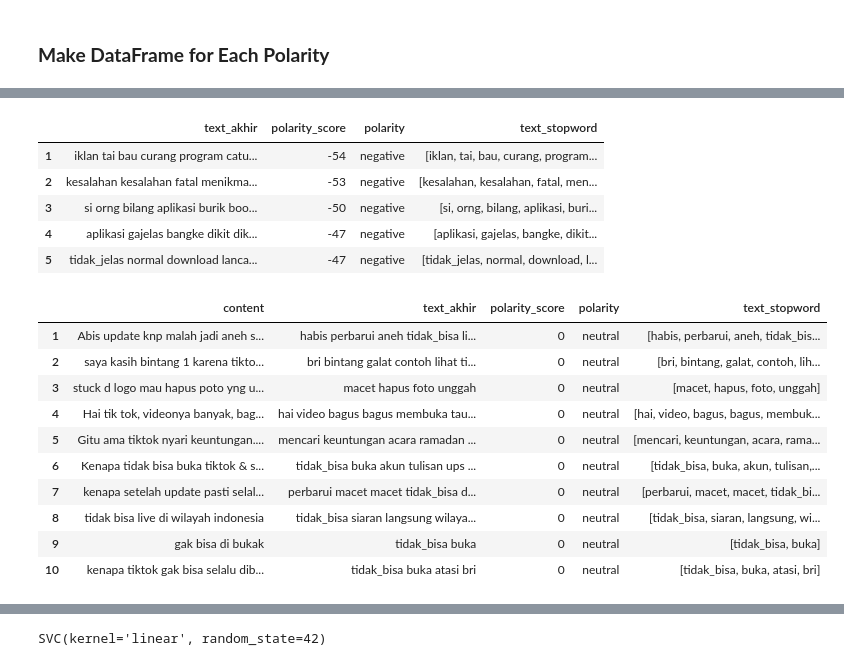
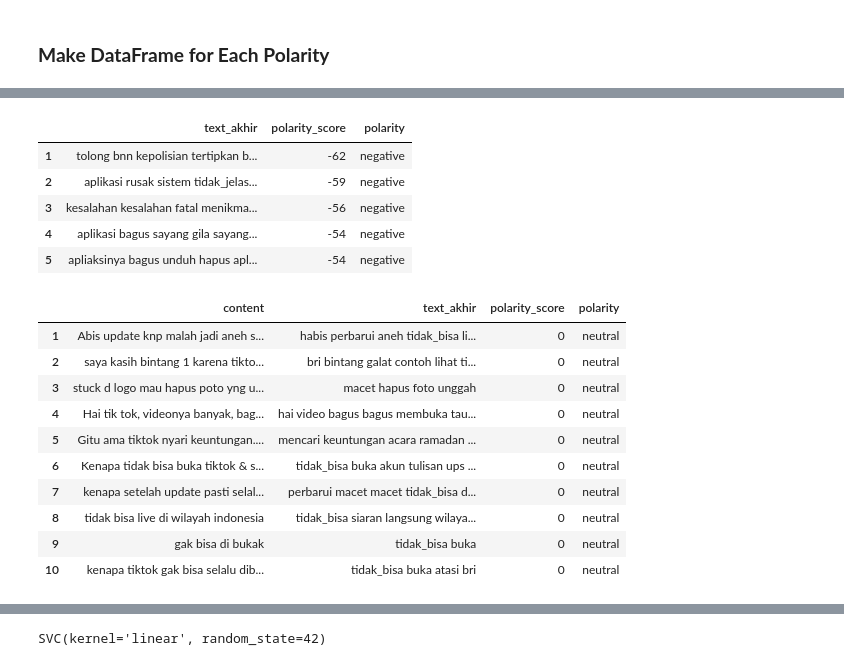
Before and after one commit to laventilizz/analisis_sentimen_app, a Jupyter notebook: sentiment_analysis.ipynb, the cells around one changed output, grey strips where cells are left out. Cells and saved outputs as stored; diff of their text form; code cells hidden in the pictures.

```diff
--- a/sentiment_analysis.ipynb
+++ b/sentiment_analysis.ipynb
@@ -35,7 +18,7 @@ import json
 # %% [markdown]
 # **Data Loading and Cleaning**
 # %%
-df = pd.read_csv('app_review2.csv')
+df = pd.read_csv('app_review_tiktok.csv')
 df.info()
 # %% [output]
 <class 'pandas.core.frame.DataFrame'>
@@ -108,41 +91,35 @@ import re
 import unicodedata
 import string
 import json
+import requests
 import nltk
 from nltk.corpus import stopwords
 from nltk.tokenize import word_tokenize
 from Sastrawi.Stemmer.StemmerFactory import StemmerFactory
-
-# pastikan stopwords dan tokenizer sudah diunduh (sekali saja di awal)
 nltk.download('stopwords')
 nltk.download('punkt')
 
-# ========== 1️⃣ Cleaning ==========
 def cleaningText(text):
     text = unicodedata.normalize('NFKC', text)
-    text = re.sub(r'@[A-Za-z0-9_]+', '', text)  # hapus mention
-    text = re.sub(r'#[A-Za-z0-9_]+', '', text)  # hapus hashtag
-    text = re.sub(r'RT[\s]', '', text)           # hapus retweet
-    text = re.sub(r"http\S+", '', text)          # hapus URL
-    text = re.sub(r'[0-9]+', '', text)           # hapus angka
-    text = re.sub(r'[,.\/]', ' ', text)          # ubah tanda baca jadi spasi
-    text = re.sub(r'[^\w\s]', ' ', text)         # hapus simbol non-alfanumerik
-    text = re.sub(r'[²]+', '', text)             # hapus karakter aneh
-    text = text.replace('\n', ' ')               # hapus newline
-    text = re.sub(r'\s+', ' ', text).strip()     # hapus spasi ganda
+    text = re.sub(r'@[A-Za-z0-9_]+', '', text)
+    text = re.sub(r'#[A-Za-z0-9_]+', '', text)
+    text = re.sub(r"http\S+", '', text)
+    text = re.sub(r'[0-9]+', '', text)
+    text = re.sub(r'[,.\/]', ' ', text) # ubah tanda baca jadi spasi
+    text = re.sub(r'[^\w\s]', ' ', text) # hapus simbol non-alfanumerik
+    text = re.sub(r'[²]+', '', text)
+    text = text.replace('\n', ' ')
+    text = re.sub(r'\s+', ' ', text).strip() # hapus spasi ganda
     text = text.translate(str.maketrans('', '', string.punctuation))  # hapus tanda baca sisa
     text = text.strip()
     return text
 
-# ========== 2️⃣ Casefolding ==========
 def casefoldingText(text):
     return text.lower()
 
-# ========== 3️⃣ Tokenizing ==========
 def tokenizingText(text):
     return word_tokenize(text)
 
-# ========== 4️⃣ Filtering (Stopwords) ==========
 def filteringText(words):
     listStopwords = set(stopwords.words('indonesian'))
     listStopwords.update(stopwords.words('english'))
@@ -157,9 +134,6 @@ def filteringText(words):
     filtered = [word for word in words if word not in listStopwords]
     return filtered
 
-# ========== 5️⃣ Stemming ==========
-from Sastrawi.Stemmer.StemmerFactory import StemmerFactory
-
 factory = StemmerFactory()
 stemmer = factory.create_stemmer()
 
@@ -168,13 +142,13 @@ def stem_corpus(corpus):
     stem_dict = {w: stemmer.stem(w) for w in unique_words}
     return [' '.join(stem_dict[w] for w in text.split()) for text in corpus]
 
-# ========== 6️⃣ Gabung kata jadi kalimat lagi ==========
 def toSentence(list_words):
     return ' '.join(list_words)
 
-# ========== 7️⃣ Slangword Normalization ==========
-with open("slangwords_clean_final.json", "r", encoding="utf-8") as f:
-    slangwords = json.load(f)
+url = "https://raw.githubusercontent.com/laventilizz/analisis_sentimen_app/main/slangwords.json"
+
+response = requests.get(url)
+slangwords = response.json()
 
 def fix_slangwords(text):
     words = text.split()
@@ -350,38 +319,38 @@ positive_reviews.head()
 # %%
 # Membuat DataFrame baru 'negative_reviews' yang hanya berisi tweet dengan polaritas negatif.
 negative_reviews = reviews[reviews['polarity'] == 'negative']
-negative_reviews = negative_reviews[['text_akhir', 'polarity_score', 'polarity','text_stopword']]
+negative_reviews = negative_reviews[['text_akhir', 'polarity_score', 'polarity']]
 negative_reviews = negative_reviews.sort_values(by='polarity_score', ascending=True)
 negative_reviews = negative_reviews[0:10]
 negative_reviews = negative_reviews.reset_index(drop=True)
 negative_reviews.index += 1
 negative_reviews.head()
 # %% [output]
-|  | text_akhir | polarity_score | polarity | text_stopword |
-| 1 | iklan tai bau curang program catu... | -54 | negative | [iklan, tai, bau, curang, program... |
-| 2 | kesalahan kesalahan fatal menikma... | -53 | negative | [kesalahan, kesalahan, fatal, men... |
-| 3 | si orng bilang aplikasi burik boo... | -50 | negative | [si, orng, bilang, aplikasi, buri... |
-| 4 | aplikasi gajelas bangke dikit dik... | -47 | negative | [aplikasi, gajelas, bangke, dikit... |
-| 5 | tidak_jelas normal download lanca... | -47 | negative | [tidak_jelas, normal, download, l... |
+|  | text_akhir | polarity_score | polarity |
+| 1 | tolong bnn kepolisian tertipkan b... | -62 | negative |
+| 2 | aplikasi rusak sistem tidak_jelas... | -59 | negative |
+| 3 | kesalahan kesalahan fatal menikma... | -56 | negative |
+| 4 | aplikasi bagus sayang gila sayang... | -54 | negative |
+| 5 | apliaksinya bagus unduh hapus apl... | -54 | negative |
 # %%
 # Membuat DataFrame baru 'neutral_reviews' yang hanya berisi tweet dengan polaritas netral.
 neutral_reviews = reviews[reviews['polarity'] == 'neutral']
-neutral_reviews = neutral_reviews[['content', 'text_akhir', 'polarity_score', 'polarity','text_stopword']]
+neutral_reviews = neutral_reviews[['content', 'text_akhir', 'polarity_score', 'polarity']]
 neutral_reviews = neutral_reviews.sort_values(by='polarity_score', ascending=True)
 neutral_reviews = neutral_reviews[0:10]
 neutral_reviews = neutral_reviews.reset_index(drop=True)
 neutral_reviews.index += 1
 neutral_reviews.head(10)
 # %% [output]
-|  | content | text_akhir | polarity_score | polarity | text_stopword |
-| 1 | Abis update knp malah jadi aneh s... | habis perbarui aneh tidak_bisa li... | 0 | neutral | [habis, perbarui, aneh, tidak_bis... |
-| 2 | saya kasih bintang 1 karena tikto... | bri bintang galat contoh lihat ti... | 0 | neutral | [bri, bintang, galat, contoh, lih... |
-| 3 | stuck d logo mau hapus poto yng u... | macet hapus foto unggah | 0 | neutral | [macet, hapus, foto, unggah] |
-| 4 | Hai tik tok, videonya banyak, bag... | hai video bagus bagus membuka tau... | 0 | neutral | [hai, video, bagus, bagus, membuk... |
-| 5 | Gitu ama tiktok nyari keuntungan.... | mencari keuntungan acara ramadan ... | 0 | neutral | [mencari, keuntungan, acara, rama... |
-| 6 | Kenapa tidak bisa buka tiktok & s... | tidak_bisa buka akun tulisan ups ... | 0 | neutral | [tidak_bisa, buka, akun, tulisan,... |
-| 7 | kenapa setelah update pasti selal... | perbarui macet macet tidak_bisa d... | 0 | neutral | [perbarui, macet, macet, tidak_bi... |
-| 8 | tidak bisa live di wilayah indonesia | tidak_bisa siaran langsung wilaya... | 0 | neutral | [tidak_bisa, siaran, langsung, wi... |
-| 9 | gak bisa di bukak | tidak_bisa buka | 0 | neutral | [tidak_bisa, buka] |
-| 10 | kenapa tiktok gak bisa selalu dib... | tidak_bisa buka atasi bri | 0 | neutral | [tidak_bisa, buka, atasi, bri] |
+|  | content | text_akhir | polarity_score | polarity |
+| 1 | Abis update knp malah jadi aneh s... | habis perbarui aneh tidak_bisa li... | 0 | neutral |
+| 2 | saya kasih bintang 1 karena tikto... | bri bintang galat contoh lihat ti... | 0 | neutral |
+| 3 | stuck d logo mau hapus poto yng u... | macet hapus foto unggah | 0 | neutral |
+| 4 | Hai tik tok, videonya banyak, bag... | hai video bagus bagus membuka tau... | 0 | neutral |
+| 5 | Gitu ama tiktok nyari keuntungan.... | mencari keuntungan acara ramadan ... | 0 | neutral |
+| 6 | Kenapa tidak bisa buka tiktok & s... | tidak_bisa buka akun tulisan ups ... | 0 | neutral |
+| 7 | kenapa setelah update pasti selal... | perbarui macet macet tidak_bisa d... | 0 | neutral |
+| 8 | tidak bisa live di wilayah indonesia | tidak_bisa siaran langsung wilaya... | 0 | neutral |
+| 9 | gak bisa di bukak | tidak_bisa buka | 0 | neutral |
+| 10 | kenapa tiktok gak bisa selalu dib... | tidak_bisa buka atasi bri | 0 | neutral |
 # %%
```
Also changed, not shown: parts of 62 cells of this notebook.
